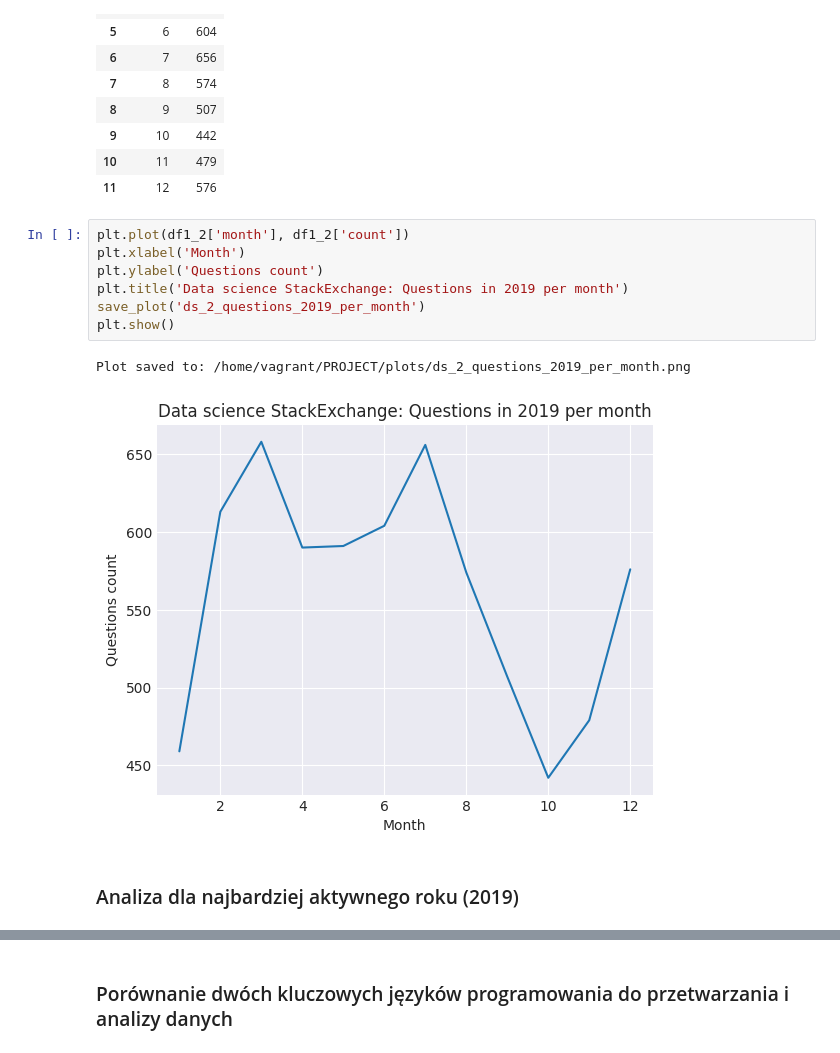
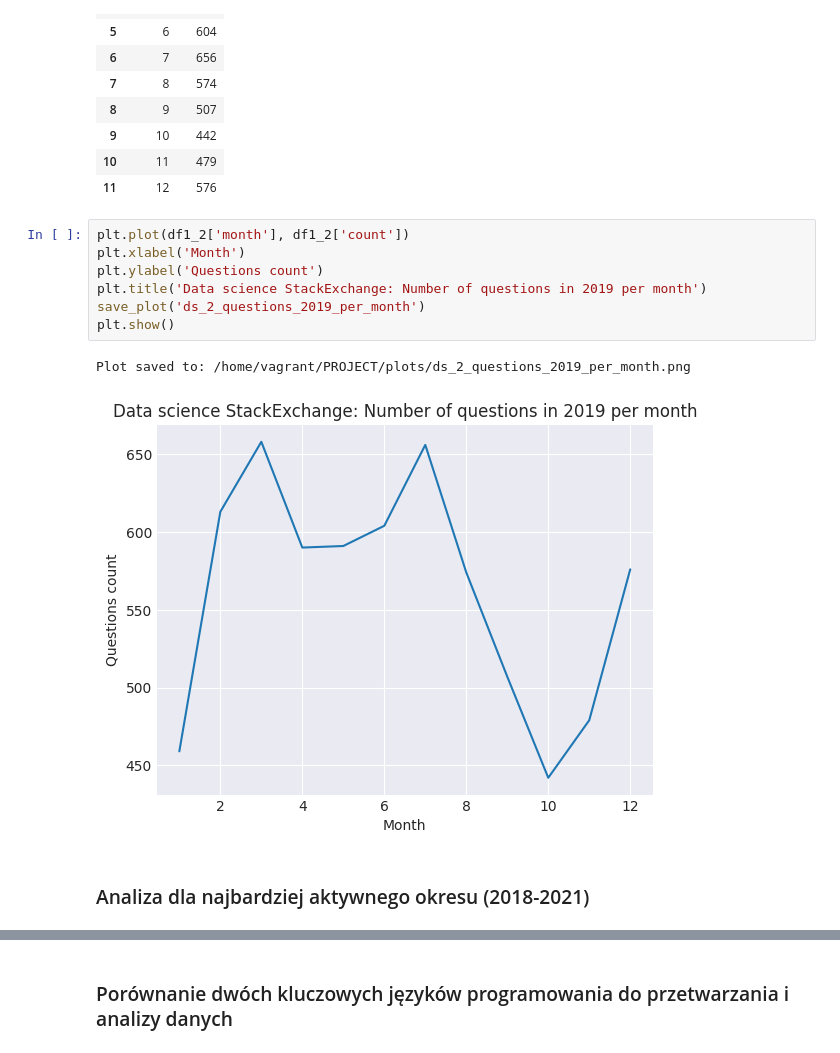
Before and after one commit to maciejors/big_data, a Jupyter notebook: PROJEKT.ipynb, the cells around one changed output, grey strips where cells are left out. Cells and saved outputs as stored; diff of their text form.

```diff
--- a/PROJEKT.ipynb
+++ b/PROJEKT.ipynb
@@ -464,15 +464,15 @@ df1_2
 # %%
 plt.plot(df1_2['month'], df1_2['count'])
 plt.xlabel('Month')
 plt.ylabel('Questions count')
-plt.title('Data science StackExchange: Questions in 2019 per month')
+plt.title('Data science StackExchange: Number of questions in 2019 per month')
 save_plot('ds_2_questions_2019_per_month')
 plt.show()
 # %% [output]
 Plot saved to: /home/vagrant/PROJECT/plots/ds_2_questions_2019_per_month.png
-[figure, old version]
+[figure, new version]
 # %% [markdown]
-### Analiza dla najbardziej aktywnego roku (2019)
+### Analiza dla najbardziej aktywnego okresu (2018-2021)
 # %%
 df1_3 = df_datascience_posts\
     .join(df_datascience_tags, on='question_id')\
```
Also changed, not shown: parts of 33 cells of this notebook.
